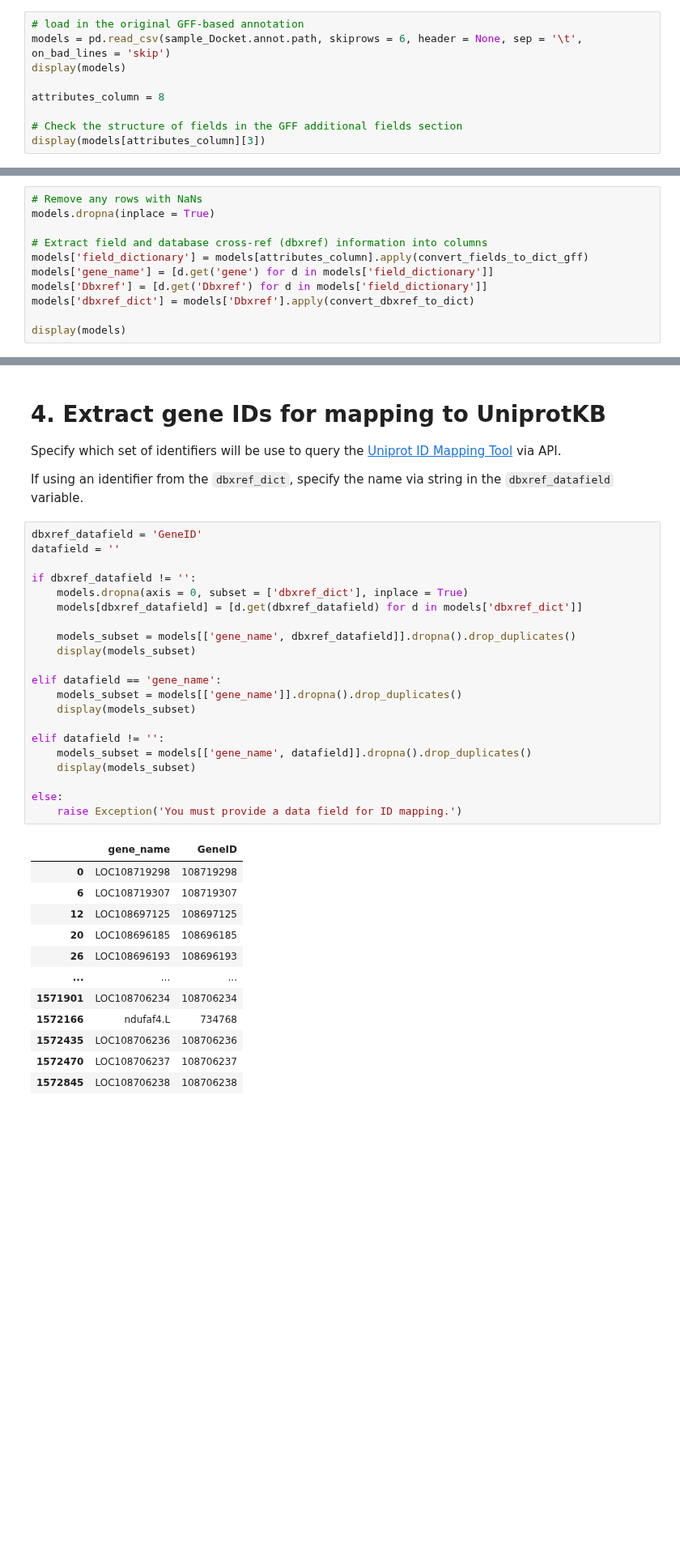
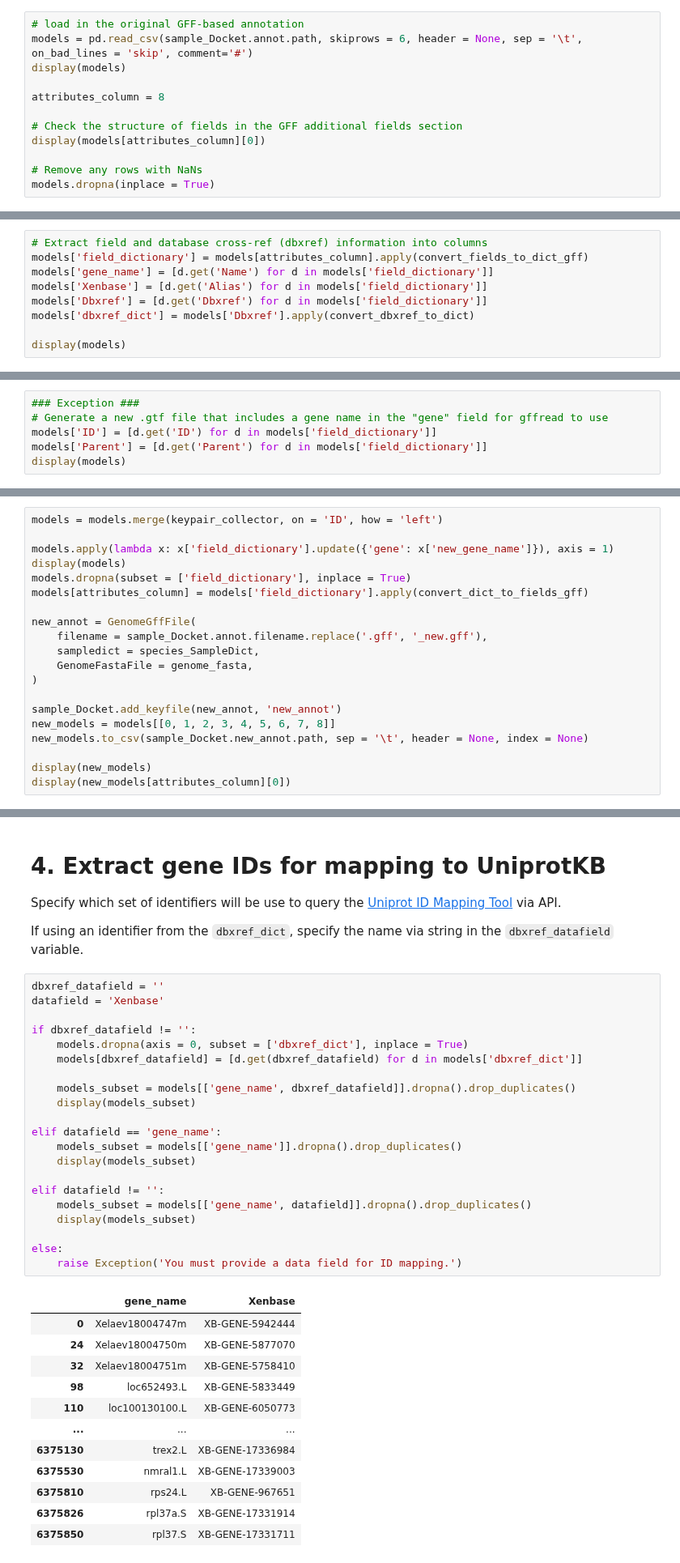
Before and after one commit to Arcadia-Science/glial-origins, a Jupyter notebook: notebooks/Xlae_adultbrain/1_Xlae_adultbrain_downloading.ipynb, the cells around one changed output, grey strips where cells are left out. Shown at 81% size. Saved outputs shown, nothing was run; the diff lists cells and outputs as text; blank space fills up the shorter version.

```diff
--- a/notebooks/Xlae_adultbrain/1_Xlae_adultbrain_downloading.ipynb
+++ b/notebooks/Xlae_adultbrain/1_Xlae_adultbrain_downloading.ipynb
@@ -145,12 +148,15 @@ display(gxc_genes_list)
 # 3. Get mapping identifiers
 # %%
 # load in the original GFF-based annotation
-models = pd.read_csv(sample_Docket.annot.path, skiprows = 6, header = None, sep = '\t', on_bad_lines = 'skip')
+models = pd.read_csv(sample_Docket.annot.path, skiprows = 6, header = None, sep = '\t', on_bad_lines = 'skip', comment='#')
 display(models)
 
 attributes_column = 8
 
 # Check the structure of fields in the GFF additional fields section
-display(models[attributes_column][3])
+display(models[attributes_column][0])
+
+# Remove any rows with NaNs
+models.dropna(inplace = True)
 # %% [output]
 |  | 0 | 1 | 2 | 3 | 4 | 5 | 6 | 7 | 8 |
@@ -170,10 +176,8 @@ display(models[attributes_column][3])
 # %%
-# Remove any rows with NaNs
-models.dropna(inplace = True)
-
 # Extract field and database cross-ref (dbxref) information into columns
 models['field_dictionary'] = models[attributes_column].apply(convert_fields_to_dict_gff)
-models['gene_name'] = [d.get('gene') for d in models['field_dictionary']]
+models['gene_name'] = [d.get('Name') for d in models['field_dictionary']]
+models['Xenbase'] = [d.get('Alias') for d in models['field_dictionary']]
 models['Dbxref'] = [d.get('Dbxref') for d in models['field_dictionary']]
 models['dbxref_dict'] = models['Dbxref'].apply(convert_dbxref_to_dict)
 
@@ -194,0 +199,6 @@ display(models)
+# %%
+### Exception ###
+# Generate a new .gtf file that includes a gene name in the "gene" field for gffread to use
+models['ID'] = [d.get('ID') for d in models['field_dictionary']]
+models['Parent'] = [d.get('Parent') for d in models['field_dictionary']]
+display(models)
@@ -194,0 +284,20 @@ display(models)
+# %%
+models = models.merge(keypair_collector, on = 'ID', how = 'left')
+
+models.apply(lambda x: x['field_dictionary'].update({'gene': x['new_gene_name']}), axis = 1)
+display(models)
+models.dropna(subset = ['field_dictionary'], inplace = True)
+models[attributes_column] = models['field_dictionary'].apply(convert_dict_to_fields_gff)
+
+new_annot = GenomeGffFile(
+    filename = sample_Docket.annot.filename.replace('.gff', '_new.gff'),
+    sampledict = species_SampleDict,
+    GenomeFastaFile = genome_fasta,
+)
+
+sample_Docket.add_keyfile(new_annot, 'new_annot')
+new_models = models[[0, 1, 2, 3, 4, 5, 6, 7, 8]]
+new_models.to_csv(sample_Docket.new_annot.path, sep = '\t', header = None, index = None)
+
+display(new_models)
+display(new_models[attributes_column][0])
@@ -198,36 +335,36 @@ Specify which set of identifiers will be use to query the [Uniprot ID Mapping To
 
 If using an identifier from the `dbxref_dict`, specify the name via string in the `dbxref_datafield` variable.
 # %%
-dbxref_datafield = 'GeneID'
-datafield = ''
+dbxref_datafield = ''
+datafield = 'Xenbase'
 
 if dbxref_datafield != '':
     models.dropna(axis = 0, subset = ['dbxref_dict'], inplace = True)
     models[dbxref_datafield] = [d.get(dbxref_datafield) for d in models['dbxref_dict']]
 
     models_subset = models[['gene_name', dbxref_datafield]].dropna().drop_duplicates()
     display(models_subset)
 
 elif datafield == 'gene_name':
     models_subset = models[['gene_name']].dropna().drop_duplicates()
     display(models_subset)
 
 elif datafield != '':
     models_subset = models[['gene_name', datafield]].dropna().drop_duplicates()
     display(models_subset)
 
 else:
     raise Exception('You must provide a data field for ID mapping.')
 # %% [output]
-|  | gene_name | GeneID |
-| 0 | LOC108719298 | 108719298 |
-| 6 | LOC108719307 | 108719307 |
-| 12 | LOC108697125 | 108697125 |
-| 20 | LOC108696185 | 108696185 |
-| 26 | LOC108696193 | 108696193 |
+|  | gene_name | Xenbase |
+| 0 | Xelaev18004747m | XB-GENE-5942444 |
+| 24 | Xelaev18004750m | XB-GENE-5877070 |
+| 32 | Xelaev18004751m | XB-GENE-5758410 |
+| 98 | loc652493.L | XB-GENE-5833449 |
+| 110 | loc100130100.L | XB-GENE-6050773 |
 | ... | ... | ... |
-| 1571901 | LOC108706234 | 108706234 |
-| 1572166 | ndufaf4.L | 734768 |
-| 1572435 | LOC108706236 | 108706236 |
-| 1572470 | LOC108706237 | 108706237 |
-| 1572845 | LOC108706238 | 108706238 |
+| 6375130 | trex2.L | XB-GENE-17336984 |
+| 6375530 | nmral1.L | XB-GENE-17339003 |
+| 6375810 | rps24.L | XB-GENE-967651 |
+| 6375826 | rpl37a.S | XB-GENE-17331914 |
+| 6375850 | rpl37.S | XB-GENE-17331711 |
```
Also changed, not shown: parts of 15 cells of this notebook.
